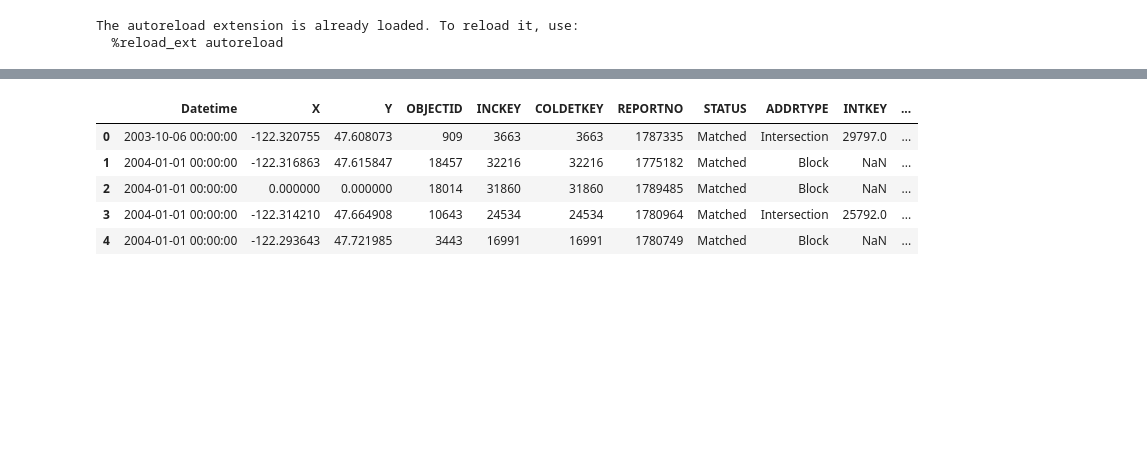
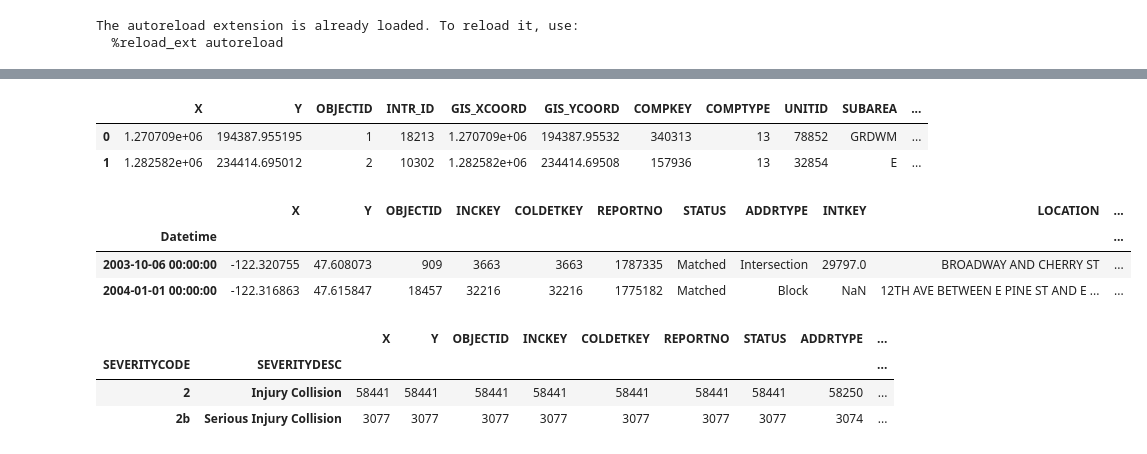
Before and after one commit to DataCircles/traffic_collisions_ml_team1, a Jupyter notebook: notebooks/cindy_model1.ipynb, the cells around one changed output, grey strips where cells are left out. Drawn from its saved outputs; the diff is of its cells as text; code cells hidden in the pictures; blank space fills up the shorter version.

Commit message:
import in streets and intersection data

```diff
--- a/notebooks/cindy_model1.ipynb
+++ b/notebooks/cindy_model1.ipynb
@@ -25,11 +36,22 @@ The autoreload extension is already loaded. To reload it, use:
+# %%
+intersections.head(2)
+# %% [output]
+|  | X | Y | OBJECTID | INTR_ID | GIS_XCOORD | GIS_YCOORD | COMPKEY | COMPTYPE | UNITID | SUBAREA | ... |
+| 0 | 1.270709e+06 | 194387.955195 | 1 | 18213 | 1.270709e+06 | 194387.95532 | 340313 | 13 | 78852 | GRDWM | ... |
+| 1 | 1.282582e+06 | 234414.695012 | 2 | 10302 | 1.282582e+06 | 234414.69508 | 157936 | 13 | 32854 | E | ... |
 # %%
-collisions = pd.read_csv('../data/feateng_collisions.csv')
+collisions = pd.read_csv('../data/feateng_collisions.csv', index_col='Datetime', low_memory=False)
 # %%
-collisions.head()
+collisions.head(2)
 # %% [output]
-|  | Datetime | X | Y | OBJECTID | INCKEY | COLDETKEY | REPORTNO | STATUS | ADDRTYPE | INTKEY | ... |
-| 0 | 2003-10-06 00:00:00 | -122.320755 | 47.608073 | 909 | 3663 | 3663 | 1787335 | Matched | Intersection | 29797.0 | ... |
-| 1 | 2004-01-01 00:00:00 | -122.316863 | 47.615847 | 18457 | 32216 | 32216 | 1775182 | Matched | Block | NaN | ... |
-| 2 | 2004-01-01 00:00:00 | 0.000000 | 0.000000 | 18014 | 31860 | 31860 | 1789485 | Matched | Block | NaN | ... |
-| 3 | 2004-01-01 00:00:00 | -122.314210 | 47.664908 | 10643 | 24534 | 24534 | 1780964 | Matched | Intersection | 25792.0 | ... |
-| 4 | 2004-01-01 00:00:00 | -122.293643 | 47.721985 | 3443 | 16991 | 16991 | 1780749 | Matched | Block | NaN | ... |
+|  | X | Y | OBJECTID | INCKEY | COLDETKEY | REPORTNO | STATUS | ADDRTYPE | INTKEY | LOCATION | ... |
+| Datetime |  |  |  |  |  |  |  |  |  |  | ... |
+| 2003-10-06 00:00:00 | -122.320755 | 47.608073 | 909 | 3663 | 3663 | 1787335 | Matched | Intersection | 29797.0 | BROADWAY AND CHERRY ST | ... |
+| 2004-01-01 00:00:00 | -122.316863 | 47.615847 | 18457 | 32216 | 32216 | 1775182 | Matched | Block | NaN | 12TH AVE BETWEEN E PINE ST AND E ... | ... |
+# %%
+collisions[collisions['SEVERITYCODE'].isin(['2b', '2'])].groupby(['SEVERITYCODE', 'SEVERITYDESC']).count()
+# %% [output]
+|  |  | X | Y | OBJECTID | INCKEY | COLDETKEY | REPORTNO | STATUS | ADDRTYPE | ... |
+| SEVERITYCODE | SEVERITYDESC |  |  |  |  |  |  |  |  | ... |
+| 2 | Injury Collision | 58441 | 58441 | 58441 | 58441 | 58441 | 58441 | 58441 | 58250 | ... |
+| 2b | Serious Injury Collision | 3077 | 3077 | 3077 | 3077 | 3077 | 3077 | 3077 | 3074 | ... |
```
Also changed, not shown: parts of 11 cells of this notebook.
